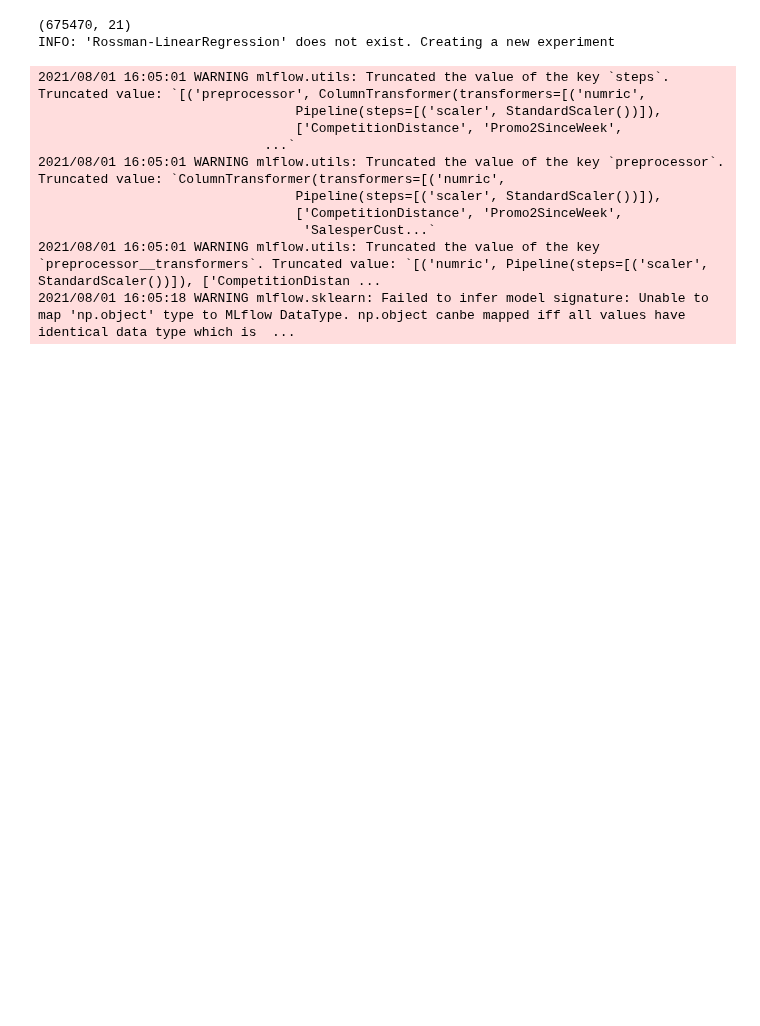
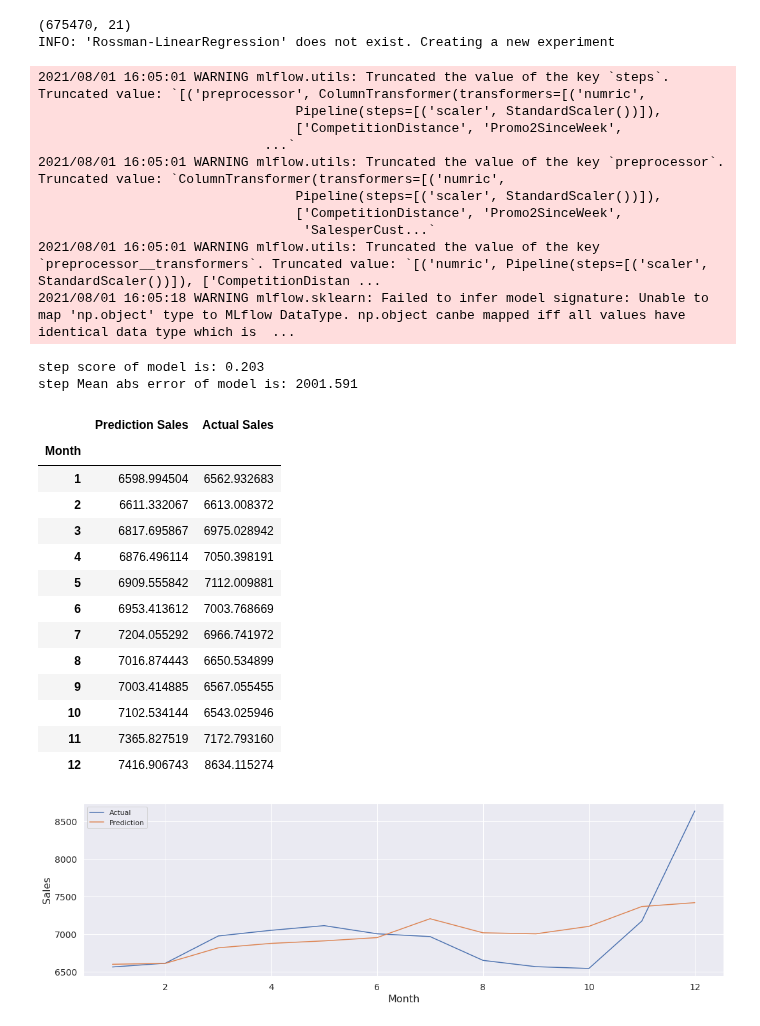
Before and after one commit to nebasam/Forecasting-Sales, a Jupyter notebook: notebooks/prediction_model.ipynb, the cells around one changed output. Drawn from its saved outputs; the diff is of its cells as text; code cells hidden in the pictures; blank space fills up the shorter version.

Commit message:
tests model

```diff
--- a/notebooks/prediction_model.ipynb
+++ b/notebooks/prediction_model.ipynb
@@ -353,3 +353,25 @@ INFO: 'Rossman-LinearRegression' does not exist. Creating a new experiment
                                   'SalesperCust...`
 2021/08/01 16:05:01 WARNING mlflow.utils: Truncated the value of the key `preprocessor__transformers`. Truncated value: `[('numric', Pipeline(steps=[('scaler', StandardScaler())]), ['CompetitionDistan ...
 2021/08/01 16:05:18 WARNING mlflow.sklearn: Failed to infer model signature: Unable to map 'np.object' type to MLflow DataType. np.object canbe mapped iff all values have identical data type which is  ...
+# %%
+score_2, loss_2, res_df_2 = randomforestPipeLine2.test(model2)
+display(res_df_2)
+fig = randomforestPipeLine2.pred_graph(res_df_2)
+# %% [output]
+step score of model is: 0.203
+step Mean abs error of model is: 2001.591
+|  | Prediction Sales | Actual Sales |
+| Month |  |  |
+| 1 | 6598.994504 | 6562.932683 |
+| 2 | 6611.332067 | 6613.008372 |
+| 3 | 6817.695867 | 6975.028942 |
+| 4 | 6876.496114 | 7050.398191 |
+| 5 | 6909.555842 | 7112.009881 |
+| 6 | 6953.413612 | 7003.768669 |
+| 7 | 7204.055292 | 6966.741972 |
+| 8 | 7016.874443 | 6650.534899 |
+| 9 | 7003.414885 | 6567.055455 |
+| 10 | 7102.534144 | 6543.025946 |
+| 11 | 7365.827519 | 7172.793160 |
+| 12 | 7416.906743 | 8634.115274 |
+[figure, added]
```
